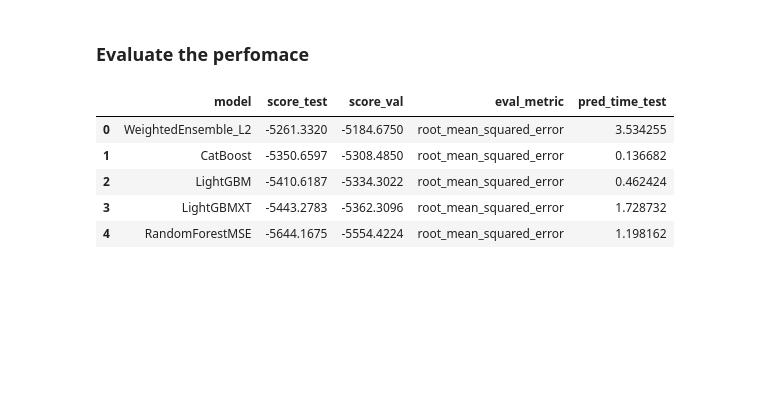
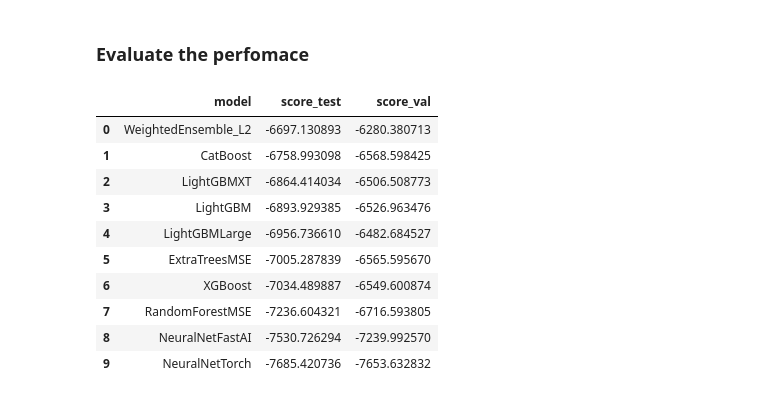
Before and after one commit to soot-bit/GemAI, a Jupyter notebook: notebooks/EDA.ipynb, the cells around one changed output. Drawn from its saved outputs; the diff is of its cells as text; code cells hidden in the pictures; blank space fills up the shorter version.

```diff
--- a/notebooks/EDA.ipynb
+++ b/notebooks/EDA.ipynb
@@ -267,11 +267,17 @@ data
 # %% [markdown]
 ### Evaluate the perfomace
 # %%
-pd.read_csv(get_path("Logs/Autogluon/leaderboard.csv")).drop(columns=["Unnamed: 0"]).iloc[:, :5]
+path = root() / "Logs/Autogluon/leaderboard_parallel.csv"
+pd.read_csv( path ).drop(columns=["Unnamed: 0"]).iloc[:, :3]
 # %% [output]
-|  | model | score_test | score_val | eval_metric | pred_time_test |
-| 0 | WeightedEnsemble_L2 | -5261.3320 | -5184.6750 | root_mean_squared_error | 3.534255 |
-| 1 | CatBoost | -5350.6597 | -5308.4850 | root_mean_squared_error | 0.136682 |
-| 2 | LightGBM | -5410.6187 | -5334.3022 | root_mean_squared_error | 0.462424 |
-| 3 | LightGBMXT | -5443.2783 | -5362.3096 | root_mean_squared_error | 1.728732 |
-| 4 | RandomForestMSE | -5644.1675 | -5554.4224 | root_mean_squared_error | 1.198162 |
+|  | model | score_test | score_val |
+| 0 | WeightedEnsemble_L2 | -6697.130893 | -6280.380713 |
+| 1 | CatBoost | -6758.993098 | -6568.598425 |
+| 2 | LightGBMXT | -6864.414034 | -6506.508773 |
+| 3 | LightGBM | -6893.929385 | -6526.963476 |
+| 4 | LightGBMLarge | -6956.736610 | -6482.684527 |
+| 5 | ExtraTreesMSE | -7005.287839 | -6565.595670 |
+| 6 | XGBoost | -7034.489887 | -6549.600874 |
+| 7 | RandomForestMSE | -7236.604321 | -6716.593805 |
+| 8 | NeuralNetFastAI | -7530.726294 | -7239.992570 |
+| 9 | NeuralNetTorch | -7685.420736 | -7653.632832 |
```
Also changed, not shown: parts of 4 cells of this notebook, 18 other files.
